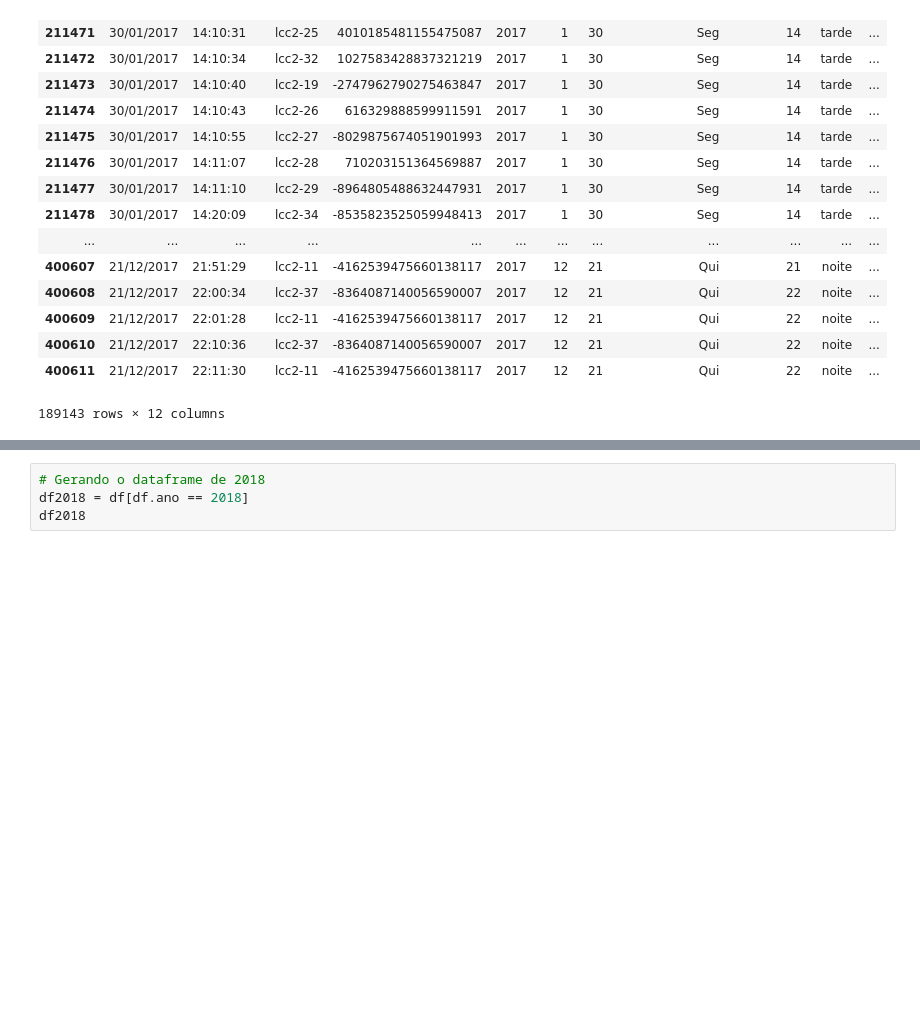
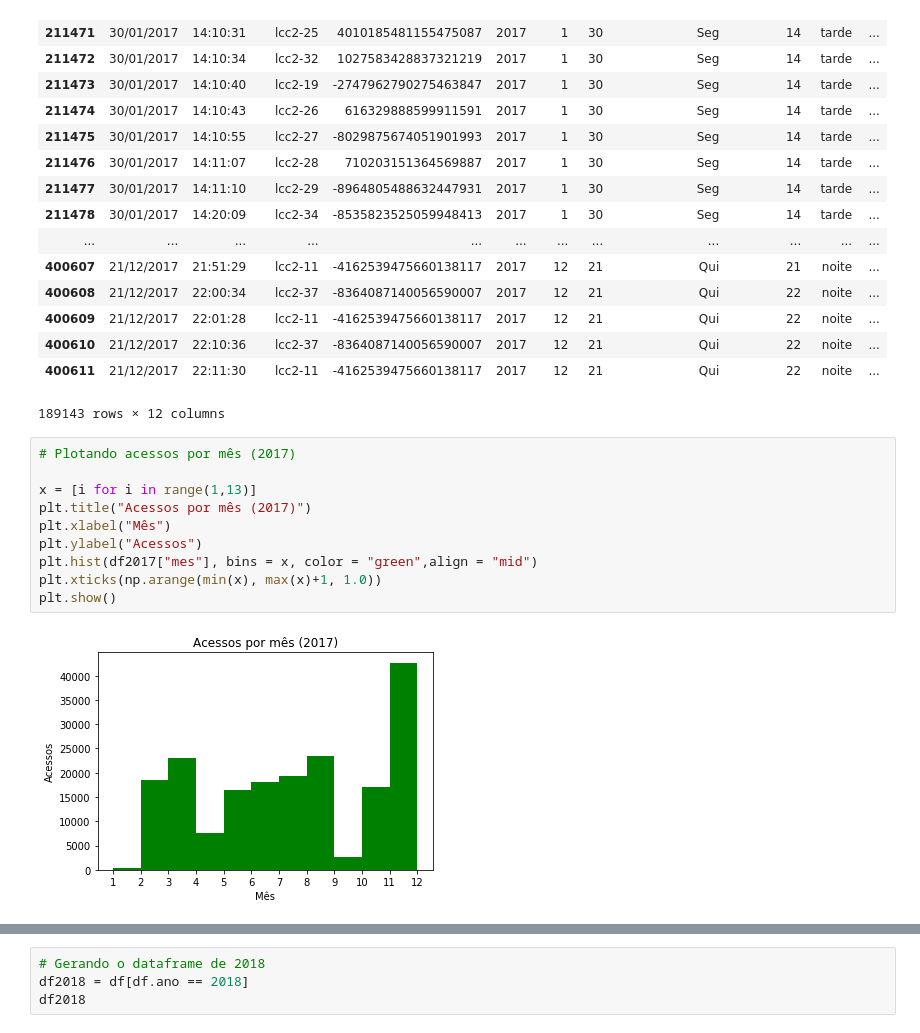
Before and after one commit to felipemarinho97/guardiansAnalytics, a Jupyter notebook: src/Analise.ipynb, the cells around one changed output, grey strips where cells are left out. Drawn from its saved outputs; the diff is of its cells as text; blank space fills up the shorter version.

```diff
--- a/src/Analise.ipynb
+++ b/src/Analise.ipynb
@@ -241,3 +241,15 @@ df2017
 | 400610 | 21/12/2017 | 22:10:36 | lcc2-37 | -8364087140056590007 | 2017 | 12 | 21 | Qui | 22 | noite | ... |
 | 400611 | 21/12/2017 | 22:11:30 | lcc2-11 | -4162539475660138117 | 2017 | 12 | 21 | Qui | 22 | noite | ... |
 189143 rows × 12 columns
+# %%
+# Plotando acessos por mês (2017)
+
+x = [i for i in range(1,13)]
+plt.title("Acessos por mês (2017)")
+plt.xlabel("Mês")
+plt.ylabel("Acessos")
+plt.hist(df2017["mes"], bins = x, color = "green",align = "mid")
+plt.xticks(np.arange(min(x), max(x)+1, 1.0))
+plt.show()
+# %% [output]
+[figure, added]
```
Also changed, not shown: parts of 12 cells of this notebook, 1 other file.
